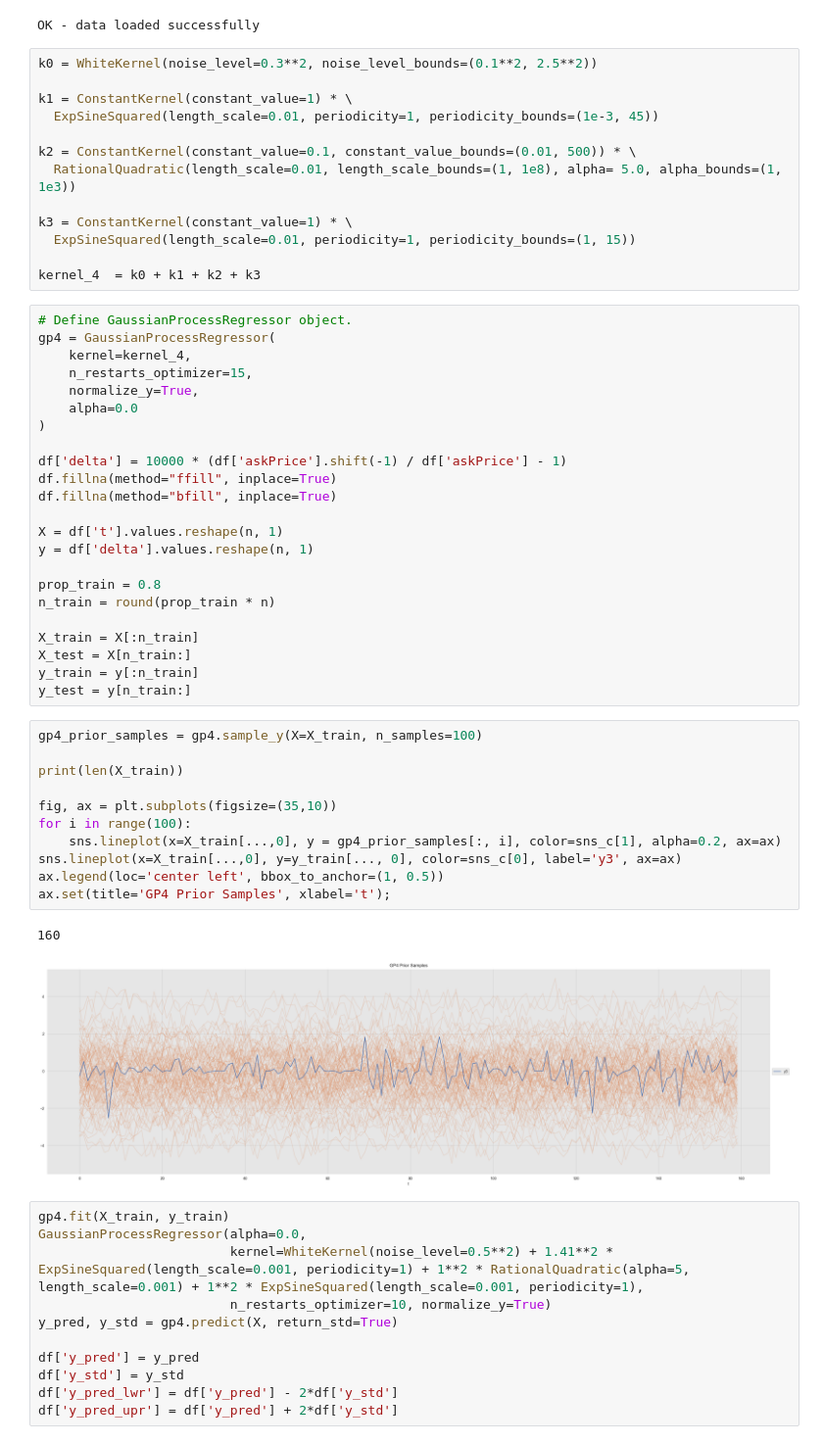
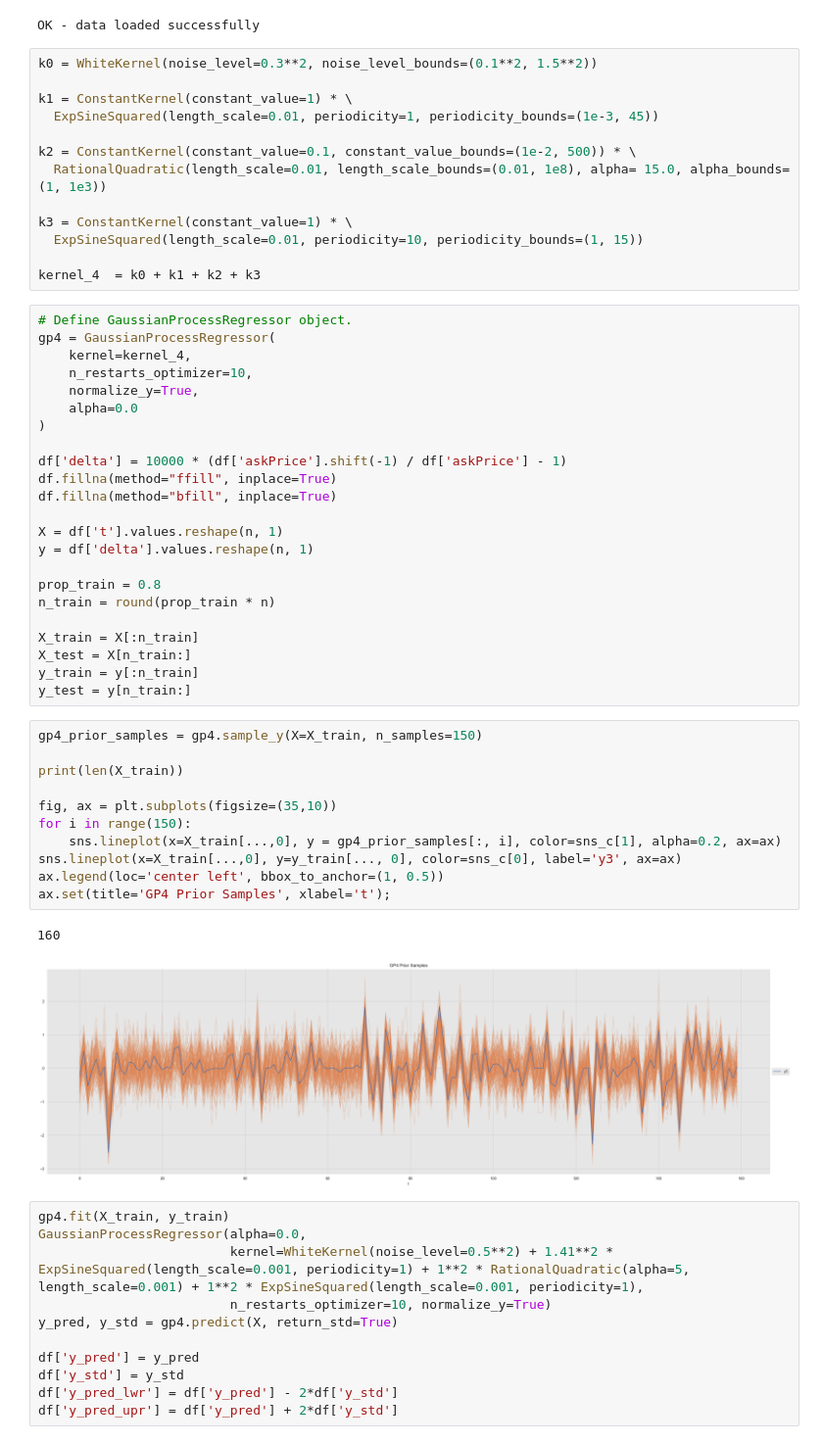
Before and after one commit to toksdprogrammer1/crypto-prediction, a Jupyter notebook: jupyterNotebook/GP.ipynb, the cells around one changed output. Shown at 98% size. Saved outputs shown, nothing was run; the diff lists cells and outputs as text.

Commit message:
v.GP.0.0 - Gaussian Process attempted - Predicting... Needs testing on different datasets - Prior Sampled

```diff
--- a/jupyterNotebook/GP.ipynb
+++ b/jupyterNotebook/GP.ipynb
@@ -33,23 +33,23 @@ df = df[:n]
 # %% [output]
 OK - data loaded successfully
 # %%
-k0 = WhiteKernel(noise_level=0.3**2, noise_level_bounds=(0.1**2, 2.5**2))
+k0 = WhiteKernel(noise_level=0.3**2, noise_level_bounds=(0.1**2, 1.5**2))
 
 k1 = ConstantKernel(constant_value=1) * \
   ExpSineSquared(length_scale=0.01, periodicity=1, periodicity_bounds=(1e-3, 45))
 
-k2 = ConstantKernel(constant_value=0.1, constant_value_bounds=(0.01, 500)) * \
-  RationalQuadratic(length_scale=0.01, length_scale_bounds=(1, 1e8), alpha= 5.0, alpha_bounds=(1, 1e3))
+k2 = ConstantKernel(constant_value=0.1, constant_value_bounds=(1e-2, 500)) * \
+  RationalQuadratic(length_scale=0.01, length_scale_bounds=(0.01, 1e8), alpha= 15.0, alpha_bounds=(1, 1e3))
 
 k3 = ConstantKernel(constant_value=1) * \
-  ExpSineSquared(length_scale=0.01, periodicity=1, periodicity_bounds=(1, 15))
+  ExpSineSquared(length_scale=0.01, periodicity=10, periodicity_bounds=(1, 15))
 
 kernel_4  = k0 + k1 + k2 + k3
 # %%
 # Define GaussianProcessRegressor object.
 gp4 = GaussianProcessRegressor(
     kernel=kernel_4,
-    n_restarts_optimizer=15,
+    n_restarts_optimizer=10,
     normalize_y=True,
     alpha=0.0
 )
@@ -69,19 +69,19 @@ X_test = X[n_train:]
 y_train = y[:n_train]
 y_test = y[n_train:]
 # %%
-gp4_prior_samples = gp4.sample_y(X=X_train, n_samples=100)
+gp4_prior_samples = gp4.sample_y(X=X_train, n_samples=150)
 
 print(len(X_train))
 
 fig, ax = plt.subplots(figsize=(35,10))
-for i in range(100):
+for i in range(150):
     sns.lineplot(x=X_train[...,0], y = gp4_prior_samples[:, i], color=sns_c[1], alpha=0.2, ax=ax)
 sns.lineplot(x=X_train[...,0], y=y_train[..., 0], color=sns_c[0], label='y3', ax=ax)
 ax.legend(loc='center left', bbox_to_anchor=(1, 0.5))
 ax.set(title='GP4 Prior Samples', xlabel='t');
 # %% [output]
 160
-[figure, old version]
+[figure, new version]
 # %%
 gp4.fit(X_train, y_train)
 GaussianProcessRegressor(alpha=0.0,
```
Also changed, not shown: parts of 2 cells of this notebook.
